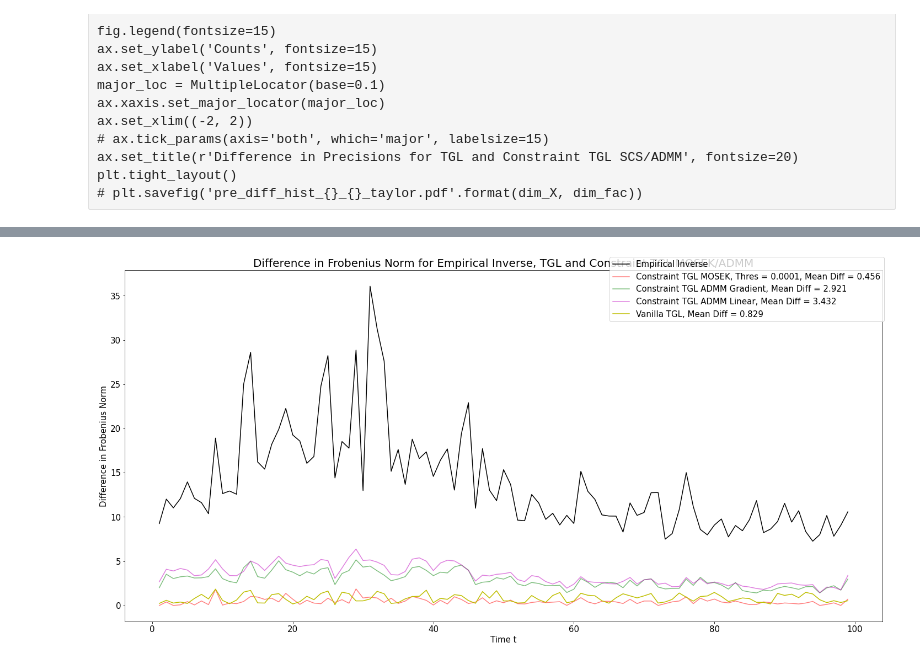
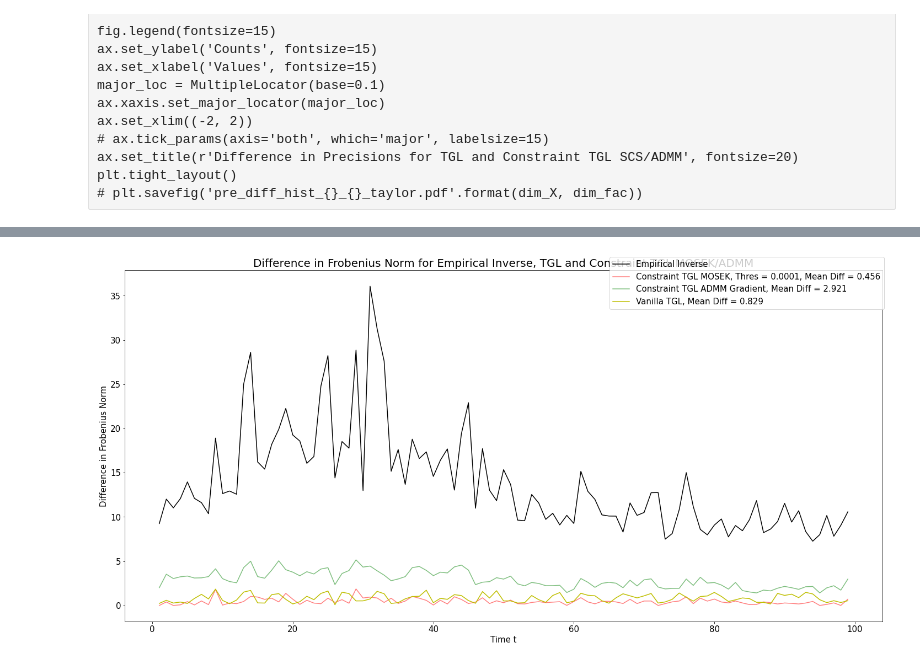
Before and after one commit to atechnicolorskye/post_sum, a Jupyter notebook: regain/equality_constraint_cvxpy_ff5_ip30.ipynb, the cells around one changed output, grey strips where cells are left out. Cells and saved outputs as stored; diff of their text form; code cells hidden in the pictures.

```diff
--- a/regain/equality_constraint_cvxpy_ff5_ip30.ipynb
+++ b/regain/equality_constraint_cvxpy_ff5_ip30.ipynb
@@ -39,7 +39,7 @@ emp_inv = np.array(emp_inv)
 # %%
 from regain.covariance import GradientEqualTimeGraphicalLasso, TimeGraphicalLasso
 tic = time.perf_counter()
-tgl_g = GradientEqualTimeGraphicalLasso(max_iter=10000, loss='LL', c_level=0.2, theta=0.5, rho=1e3, mult=2, weights=None, m=100, eps=2, psi="l2")
+tgl_g = GradientEqualTimeGraphicalLasso(max_iter=10000, loss='LL', c_level=0.2, theta=0.5, rho=1e3, mult=2, weights=None, m=100, eps=2, psi="laplacian")
 emp_inv_score_g, baseline_score_g, fit_score_g, pre_g = tgl_g.fit_cov(X_cov).eval_cov_pre()
 toc = time.perf_counter()
 print('Running Time :{}'.format(toc - tic))
@@ -285,10 +245,10 @@ mean_diff = np.mean(np.array(fit_score_g_thres[1e-4]) - baseline_score_g)
 # ax.plot(range(X_cov.shape[-1]), fit_score_tp, alpha=0.5, color='g',
 ax.plot(range(X_cov.shape[-1]), fit_score_g_thres[1e-4], alpha=0.5, color='g',
         label=r'Constraint TGL ADMM Gradient, Mean Diff = {:.3f}'.format(mean_diff))
-mean_diff = np.mean(np.array(fit_score_tp_thres[1e-4]) - baseline_score_g)
-# ax.plot(range(X_cov.shape[-1]), fit_score_tp, alpha=0.5, color='g',
-ax.plot(range(X_cov.shape[-1]), fit_score_tp_thres[1e-4], alpha=0.5, color='m',
-        label=r'Constraint TGL ADMM Linear, Mean Diff = {:.3f}'.format(mean_diff))
+# mean_diff = np.mean(np.array(fit_score_tp_thres[1e-4]) - baseline_score_g)
+# # ax.plot(range(X_cov.shape[-1]), fit_score_tp, alpha=0.5, color='g',
+# ax.plot(range(X_cov.shape[-1]), fit_score_tp_thres[1e-4], alpha=0.5, color='m',
+#         label=r'Constraint TGL ADMM Linear, Mean Diff = {:.3f}'.format(mean_diff))
 
 # mean_diff = np.mean(np.array(fit_score_) - res[1][1])
 # ax.plot(range(X_cov.shape[-1]), fit_score_, color='y', label=r'Vanilla TGL, Mean Diff = {:.3f}'.format(mean_diff))
@@ -370,38 +331,38 @@ color_index = 0
 
 diff_emp = [norm(emp_inv[t] - emp_inv[t-1], 'fro') for t in range(1, X_cov.shape[-1])]
 ax.plot(range(1, X_cov.shape[-1]), np.array(diff_emp), alpha=1, color='k', label=r'Empirical Inverse')
 # for i in [min_pre_tp]:
 for i in [1e-4]:
     diff = [norm(pre[i][t] - pre[i][t-1], 'fro') for t in range(1, X_cov.shape[-1])]
     mean_diff = np.mean(diff)
     ax.plot(range(1, X_cov.shape[-1]), diff, color='r', alpha=0.5,
 #     ax.plot(range(1, X_cov.shape[-1]), diff, color=colors[color_index], alpha=0.5,
             label=r'Constraint TGL MOSEK, Thres = {}, Mean Diff = {:.3f}'.format(i, mean_diff))
     color_index += 1
 # diff_grad = [norm(pre_grad[t] - pre_grad[t-1], 'fro') for t in range(1, X_cov.shape[-1])]
 # ax.plot(range(1, X_cov.shape[-1]), diff_grad, color='m', alpha=0.5,
 #         label=r'Constraint TGL ADMM Gradient, Mean Diff = {:.3f}'.format(np.mean(diff_grad)))
 diff_grad = [norm(pre_g_thres[1e-4][t] - pre_g_thres[1e-4][t-1], 'fro') for t in range(1, X_cov.shape[-1])]
 # diff_grad = [norm(pre_tp[t] - pre_tp[t-1], 'fro') for t in range(1, X_cov.shape[-1])]
 ax.plot(range(1, X_cov.shape[-1]), diff_grad, color='g', alpha=0.5,
         label=r'Constraint TGL ADMM Gradient, Mean Diff = {:.3f}'.format(np.mean(diff_grad)))
-diff_grad = [norm(pre_tp_thres[1e-4][t] - pre_tp_thres[1e-4][t-1], 'fro') for t in range(1, X_cov.shape[-1])]
-# diff_grad = [norm(pre_tp[t] - pre_tp[t-1], 'fro') for t in range(1, X_cov.shape[-1])]
-ax.plot(range(1, X_cov.shape[-1]), diff_grad, color='m', alpha=0.5,
-        label=r'Constraint TGL ADMM Linear, Mean Diff = {:.3f}'.format(np.mean(diff_grad)))
+# diff_grad = [norm(pre_tp_thres[1e-4][t] - pre_tp_thres[1e-4][t-1], 'fro') for t in range(1, X_cov.shape[-1])]
+# # diff_grad = [norm(pre_tp[t] - pre_tp[t-1], 'fro') for t in range(1, X_cov.shape[-1])]
+# ax.plot(range(1, X_cov.shape[-1]), diff_grad, color='m', alpha=0.5,
+#         label=r'Constraint TGL ADMM Linear, Mean Diff = {:.3f}'.format(np.mean(diff_grad)))
 diff_fit_ = [norm(pre_[t] - pre_[t-1], 'fro') for t in range(1, X_cov.shape[-1])]
 ax.plot(range(1, X_cov.shape[-1]), np.array(diff_fit_), color='y', alpha=1,
         label=r'Vanilla TGL, Mean Diff = {:.3f}'.format(np.mean(diff_fit_)))
 
 fig.legend(fontsize=15)
 ax.set_ylabel('Difference in Frobenius Norm', fontsize=15)
 ax.tick_params(axis='both', which='major', labelsize=15)
 ax.set_xlabel('Time t', fontsize=15)
 ax.set_title(r'Difference in Frobenius Norm for Empirical Inverse, TGL and Constraint TGL MOSEK/ADMM', fontsize=20)
 plt.tight_layout()
 plt.savefig('ff5_ip30_10000_diff_fro_indiv.pdf')
 # %% [output]
-[figure, old version]
+[figure, new version]
 # %%
 fig, ax = plt.subplots(figsize=(20, 10))
 fig.patch.set_facecolor('white')
```
Also changed, not shown: parts of 5 cells of this notebook, 2 other files.
